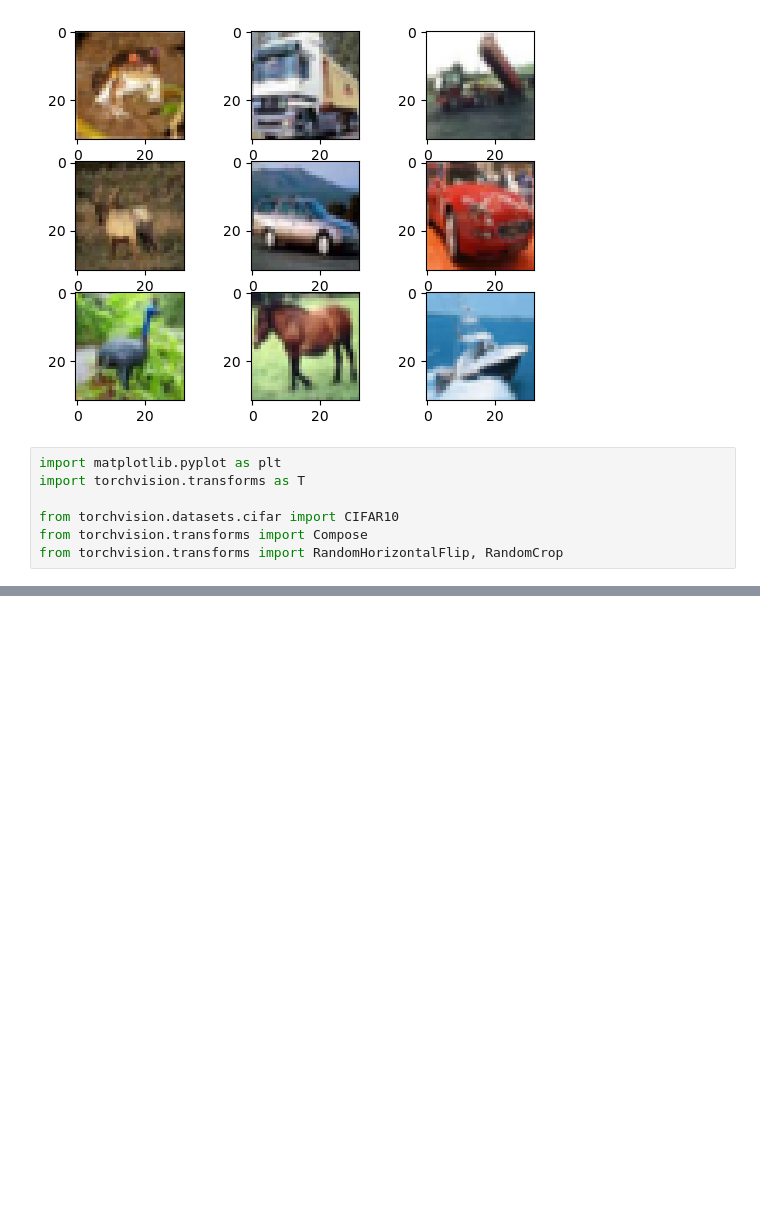
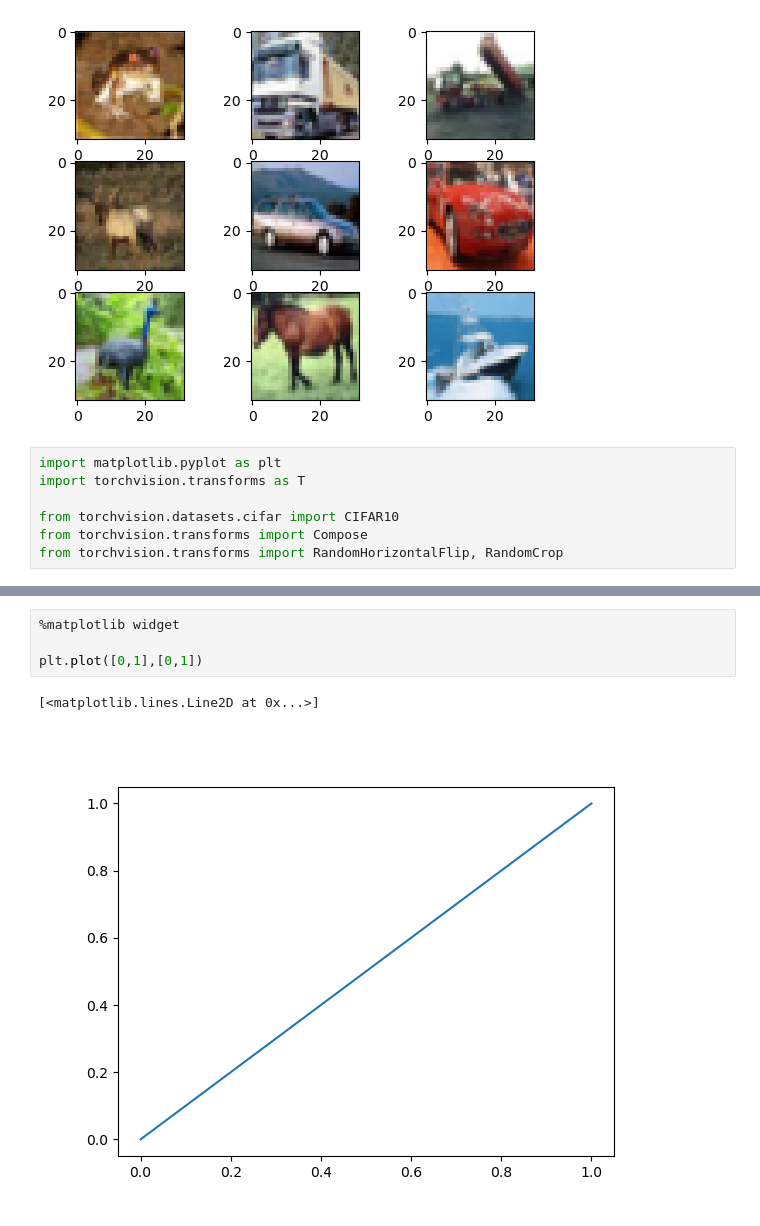
Before and after one commit to syshin0116/SeSAC, a Jupyter notebook: 김경훈교수님/텐초의 파이토치 딥러닝 특강/4장.CNN과 VGG-사진 분류하기.ipynb, the cells around one changed output, grey strips where cells are left out. Saved outputs shown, nothing was run; the diff lists cells and outputs as text; blank space fills up the shorter version.

```diff
--- a/김경훈교수님/텐초의 파이토치 딥러닝 특강/4장.CNN과 VGG-사진 분류하기.ipynb
+++ b/김경훈교수님/텐초의 파이토치 딥러닝 특강/4장.CNN과 VGG-사진 분류하기.ipynb
@@ -62,0 +300,7 @@ Files already downloaded and verified
+# %%
+%matplotlib widget
+
+plt.plot([0,1],[0,1])
+# %% [output]
+[<matplotlib.lines.Line2D at 0x...>]
+[figure, added]
```
Also changed, not shown: parts of 13 cells of this notebook, 3 other files.
